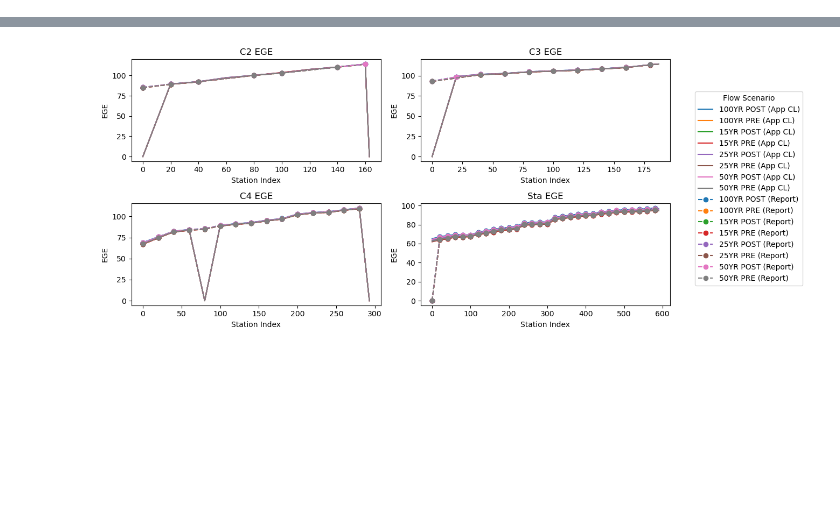
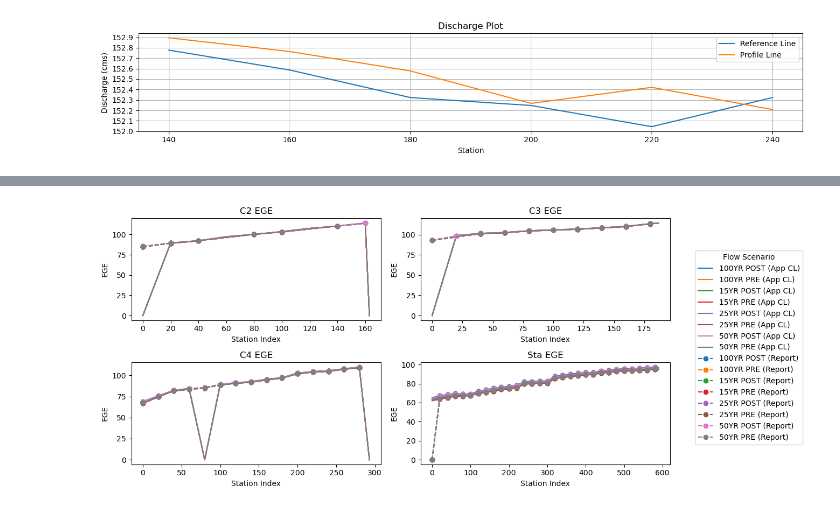
Before and after one commit to rdtcamingawan/pyqgis_amh, a Jupyter notebook: test.ipynb, the cells around one changed output, grey strips where cells are left out. Cells and saved outputs as stored; diff of their text form; code cells hidden in the pictures; blank space fills up the shorter version.

```diff
--- a/test.ipynb
+++ b/test.ipynb
@@ -22,3 +22,5 @@ def assign_condition(sheet_name):
 def assign_value_name(sheet_name):
     prefix = re.split(r'\b(?:Pre|Post)-', sheet_name, flags=re.IGNORECASE)[0].strip()
     return prefix
+# %%
+df = pd.read_clipboard()
@@ -24,0 +40,23 @@ def assign_value_name(sheet_name):
+# %%
+import numpy as np
+float_columns = df.select_dtypes('float64').columns
+fig, ax = plt.subplots(figsize = (13.3,2.75))
+
+df[float_columns[0]].iloc[3:].plot(ax=ax, label= 'Reference Line')
+df[float_columns[1]].iloc[2:].plot(ax=ax, label='Profile Line')
+
+ax.set_xlabel('Station')
+ax.set_ylabel('Discharge (cms)')
+# ax.set_xticks(df.index)
+ax.set_yticks(np.arange(152, 153, 0.1))
+
+plt.title('Discharge Plot')
+plt.legend()
+plt.tight_layout()
+
+plt.grid()
+ax.patch.set_alpha(0.0)
+fig.patch.set_alpha(0.0)
+plt.show()
+# %% [output]
+[figure, added]
```
Also changed, not shown: parts of 2 cells of this notebook.
